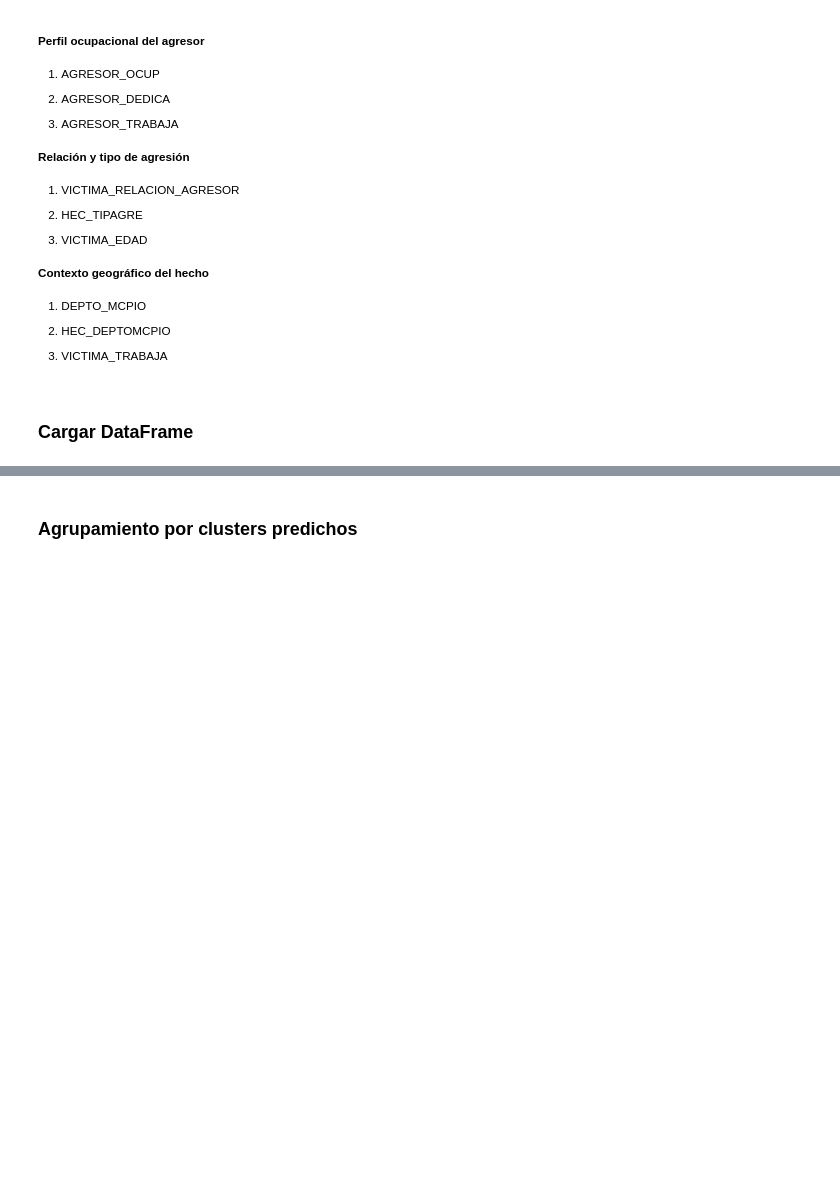
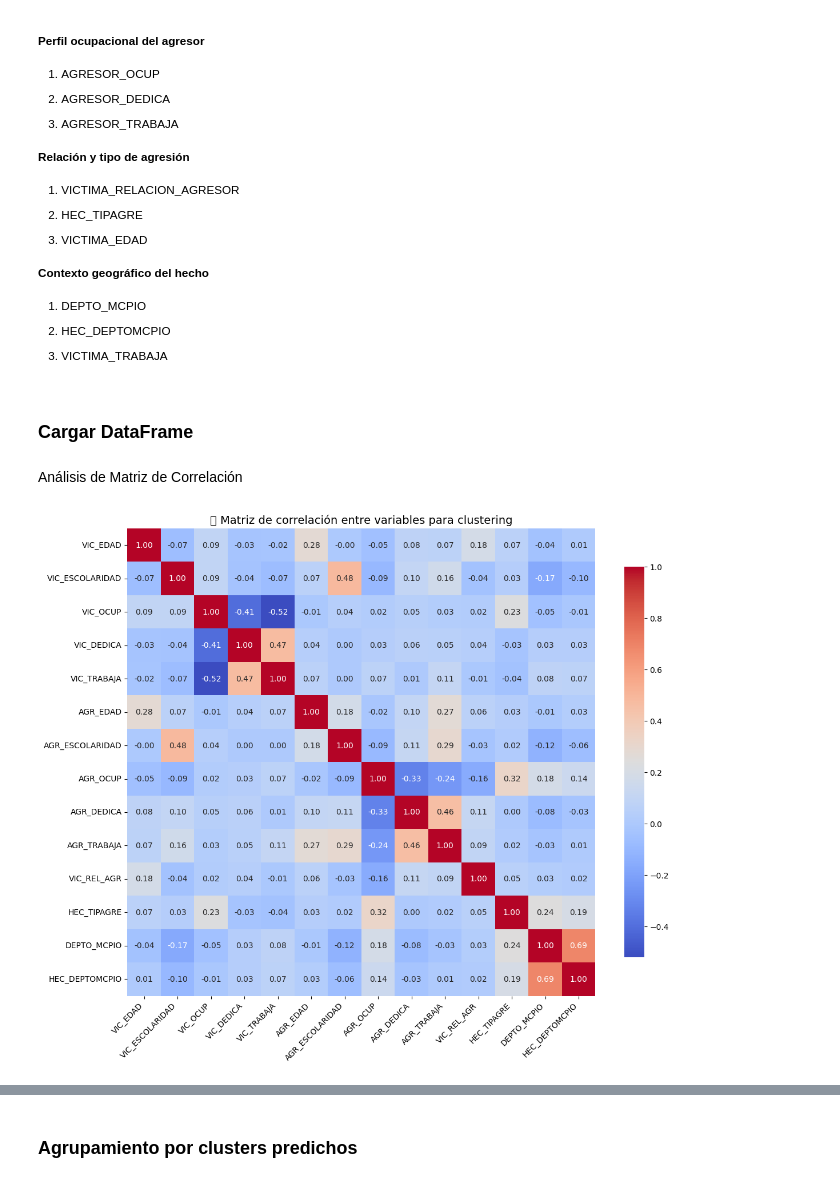
Before and after one commit to Gxrco/DM-PR3, a Jupyter notebook: PCAyClustering/clusteringDVIF.ipynb, the cells around one changed output, grey strips where cells are left out. Drawn from its saved outputs; the diff is of its cells as text; code cells hidden in the pictures; blank space fills up the shorter version.

```diff
--- a/PCAyClustering/clusteringDVIF.ipynb
+++ b/PCAyClustering/clusteringDVIF.ipynb
@@ -55,3 +55,5 @@ import scipy.cluster.hierarchy as sch
 ### Cargar DataFrame
 # %%
 df = pd.read_csv("../CSV/UnidoPorAñoCSV/vif_all_years.csv")
+# %% [markdown]
+Análisis de Matriz de Correlación
@@ -57,0 +69,18 @@ df = pd.read_csv("../CSV/UnidoPorAñoCSV/vif_all_years.csv")
+# %%
+# Crear el mapa de calor de correlaciones
+plt.figure(figsize=(12, 10))
+df_corr = df[columnas_para_clustering].apply(pd.to_numeric, errors='coerce').fillna(0)
+sns.heatmap(
+    df_corr.corr(),
+    annot=True,
+    cmap='coolwarm',
+    fmt='.2f',
+    square=True,
+    cbar_kws={"shrink": .8}
+)
+plt.title("🔗 Matriz de correlación entre variables para clustering", fontsize=14)
+plt.xticks(rotation=45, ha="right")
+plt.tight_layout()
+plt.show()
+# %% [output]
+[figure, added]
```
Also changed, not shown: parts of 20 cells of this notebook.
